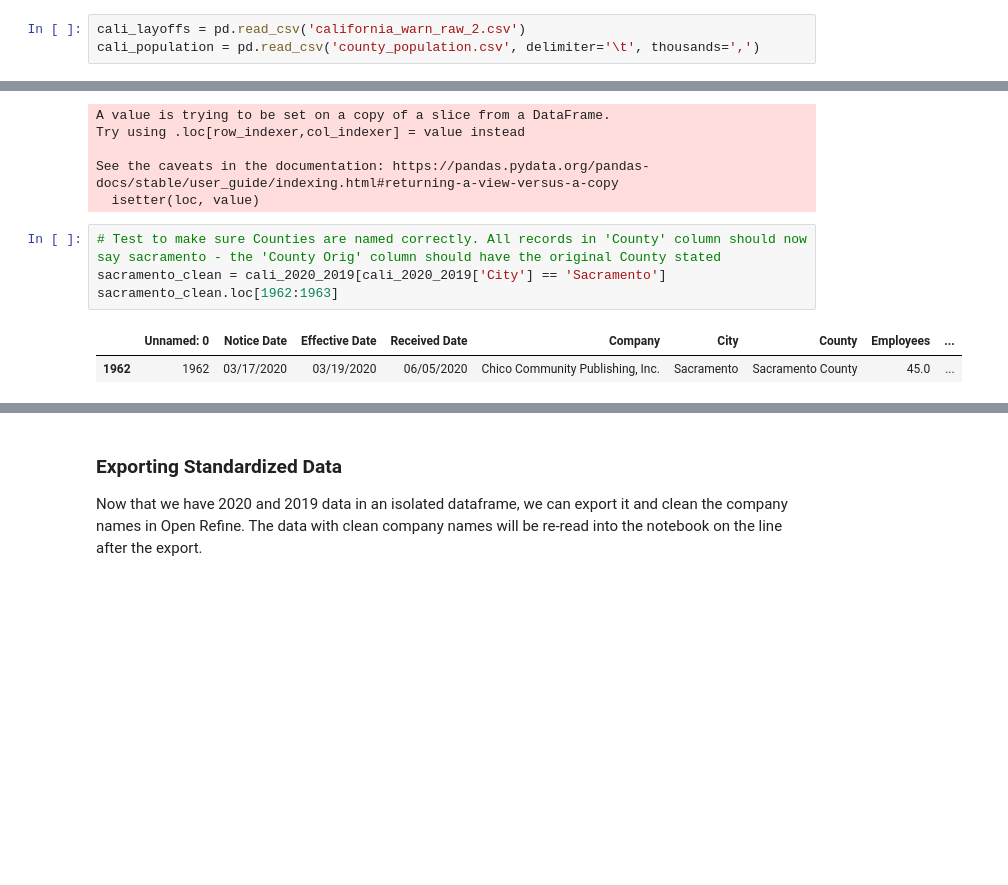
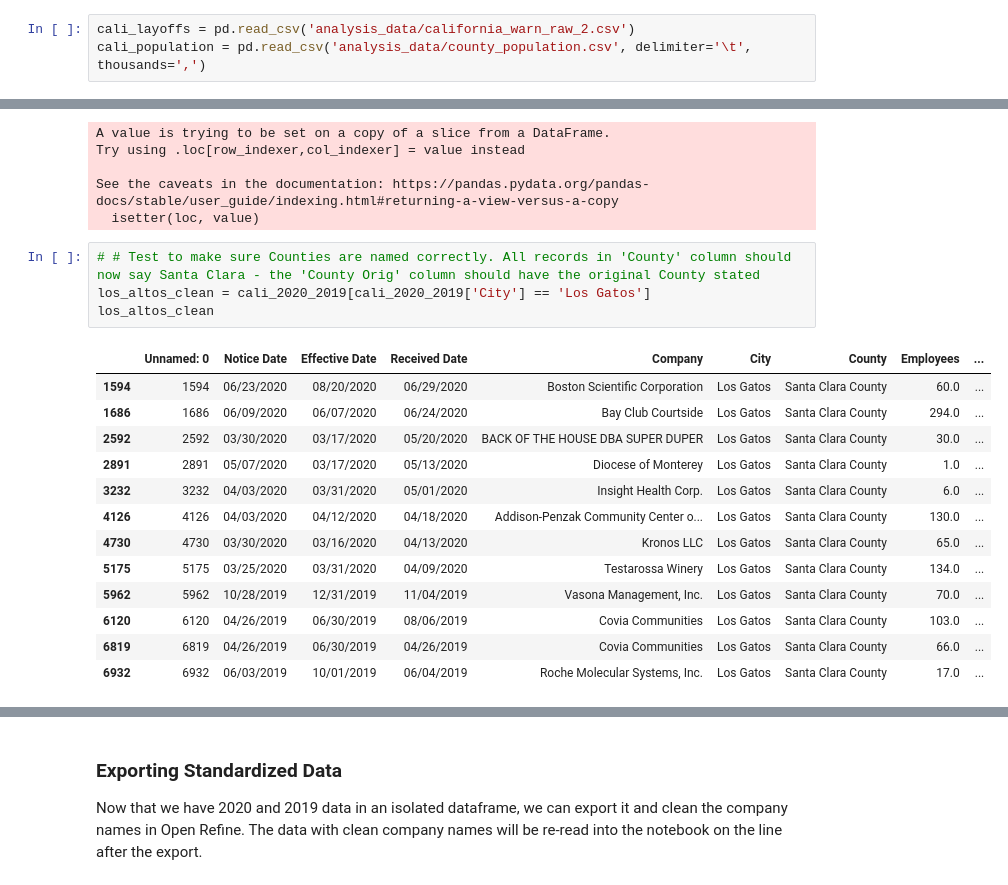
Before and after one commit to biglocalnews/WARN_Cali_analysis, a Jupyter notebook: cali_warn_analysis_2019_2020.ipynb, the cells around one changed output, grey strips where cells are left out. Drawn from its saved outputs; the diff is of its cells as text; blank space fills up the shorter version.

Commit message:
ran analysis after adding updated data

```diff
--- a/cali_warn_analysis_2019_2020.ipynb
+++ b/cali_warn_analysis_2019_2020.ipynb
@@ -12,8 +12,8 @@ import csv
 
 In the [finding_ambiguous_cities](https://github.com/biglocalnews/WARN_Cali_analysis/blob/master/hardest_hit/finding_ambiguous_cities.ipynb) notebook, we've already standardized the county information. We've also identified a few records with the incorrect city name, so we need to clean those records.
 # %%
-cali_layoffs = pd.read_csv('california_warn_raw_2.csv')
-cali_population = pd.read_csv('county_population.csv', delimiter='\t', thousands=',')
+cali_layoffs = pd.read_csv('analysis_data/california_warn_raw_2.csv')
+cali_population = pd.read_csv('analysis_data/county_population.csv', delimiter='\t', thousands=',')
 # %%
 cali_layoffs.head()
 # %% [output]
@@ -123,12 +123,23 @@ Try using .loc[row_indexer,col_indexer] = value instead
 See the caveats in the documentation: https://pandas.pydata.org/pandas-docs/stable/user_guide/indexing.html#returning-a-view-versus-a-copy
   isetter(loc, value)
 # %%
-# Test to make sure Counties are named correctly. All records in 'County' column should now say sacramento - the 'County Orig' column should have the original County stated
-sacramento_clean = cali_2020_2019[cali_2020_2019['City'] == 'Sacramento']
-sacramento_clean.loc[1962:1963]
+# # Test to make sure Counties are named correctly. All records in 'County' column should now say Santa Clara - the 'County Orig' column should have the original County stated
+los_altos_clean = cali_2020_2019[cali_2020_2019['City'] == 'Los Gatos']
+los_altos_clean
 # %% [output]
 |  | Unnamed: 0 | Notice Date | Effective Date | Received Date | Company | City | County | Employees | ... |
-| 1962 | 1962 | 03/17/2020 | 03/19/2020 | 06/05/2020 | Chico Community Publishing, Inc. | Sacramento | Sacramento County | 45.0 | ... |
+| 1594 | 1594 | 06/23/2020 | 08/20/2020 | 06/29/2020 | Boston Scientific Corporation | Los Gatos | Santa Clara County | 60.0 | ... |
+| 1686 | 1686 | 06/09/2020 | 06/07/2020 | 06/24/2020 | Bay Club Courtside | Los Gatos | Santa Clara County | 294.0 | ... |
+| 2592 | 2592 | 03/30/2020 | 03/17/2020 | 05/20/2020 | BACK OF THE HOUSE DBA SUPER DUPER | Los Gatos | Santa Clara County | 30.0 | ... |
+| 2891 | 2891 | 05/07/2020 | 03/17/2020 | 05/13/2020 | Diocese of Monterey | Los Gatos | Santa Clara County | 1.0 | ... |
+| 3232 | 3232 | 04/03/2020 | 03/31/2020 | 05/01/2020 | Insight Health Corp. | Los Gatos | Santa Clara County | 6.0 | ... |
+| 4126 | 4126 | 04/03/2020 | 04/12/2020 | 04/18/2020 | Addison-Penzak Community Center o... | Los Gatos | Santa Clara County | 130.0 | ... |
+| 4730 | 4730 | 03/30/2020 | 03/16/2020 | 04/13/2020 | Kronos LLC | Los Gatos | Santa Clara County | 65.0 | ... |
+| 5175 | 5175 | 03/25/2020 | 03/31/2020 | 04/09/2020 | Testarossa Winery | Los Gatos | Santa Clara County | 134.0 | ... |
+| 5962 | 5962 | 10/28/2019 | 12/31/2019 | 11/04/2019 | Vasona Management, Inc. | Los Gatos | Santa Clara County | 70.0 | ... |
+| 6120 | 6120 | 04/26/2019 | 06/30/2019 | 08/06/2019 | Covia Communities | Los Gatos | Santa Clara County | 103.0 | ... |
+| 6819 | 6819 | 04/26/2019 | 06/30/2019 | 04/26/2019 | Covia Communities | Los Gatos | Santa Clara County | 66.0 | ... |
+| 6932 | 6932 | 06/03/2019 | 10/01/2019 | 06/04/2019 | Roche Molecular Systems, Inc. | Los Gatos | Santa Clara County | 17.0 | ... |
 # %%
 cali_2020_2019.drop(columns='Unnamed: 0', inplace=True)
 cali_2020_2019.head()
```
Also changed, not shown: parts of 38 cells of this notebook, 7 other files.
